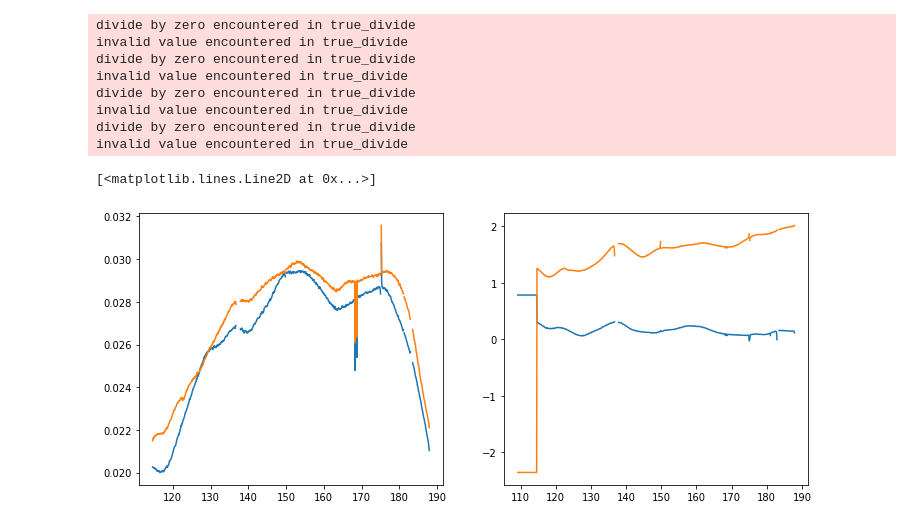
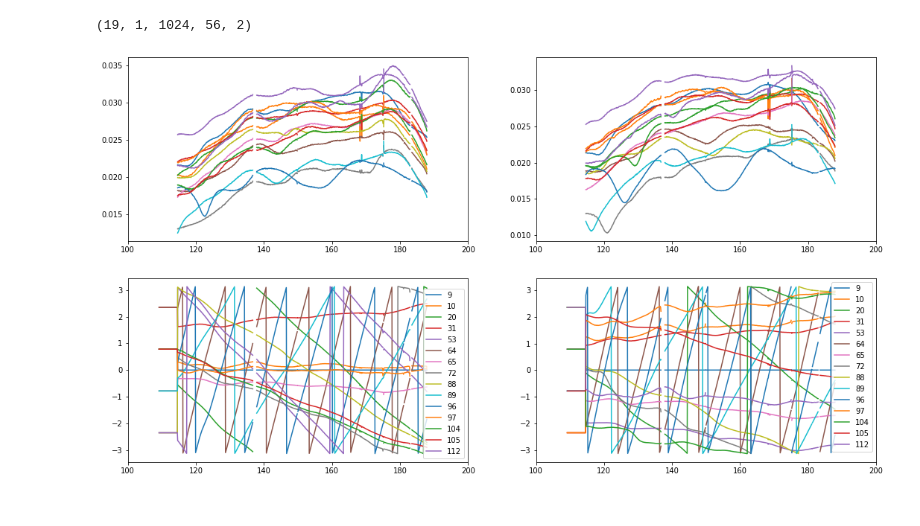
Before and after one commit to UPennEoR/plimpy, a Jupyter notebook: ModernizeHERA19/ApplyCalibration.ipynb, the cells around one changed output. Drawn from its saved outputs; the diff is of its cells as text; code cells hidden in the pictures.

```diff
--- a/ModernizeHERA19/ApplyCalibration.ipynb
+++ b/ModernizeHERA19/ApplyCalibration.ipynb
@@ -15,24 +18,48 @@ uvc = UVCal()
 # %%
 uvd.read(rawfile)
 uvc.read_calfits(calfits)
+# %%
+ants_actual = uvd.get_ants
+ants_good
+# %%
+uvc.gain_array.shape
+# %% [output]
+(19, 1, 1024, 56, 2)
 # %%
-plt.figure(figsize=(12,5))
-plt.subplot(1,2,1)
-plt.plot(uvc.freq_array.squeeze()/1e6,np.abs(uvc.gain_array[1,0,:,0,0]/~uvc.flag_array[1,0,:,0,0]))
-plt.plot(uvc.freq_array.squeeze()/1e6,np.abs(uvc.gain_array[1,0,:,0,1]/~uvc.flag_array[1,0,:,0,1]))
+plt.figure(figsize=(18,10))
+plt.subplot(2,2,1)
+for i in np.arange(uvd.Nants_data):
+    if uvc.flag_array[i,0,:,:,0].mean() != 1:
+        plt.plot(uvc.freq_array.squeeze()/1e6,np.abs(uvc.gain_array[i,0,:,0,0]/~uvc.flag_array[i,0,:,0,0]),
+                 label=ants_actual[i])
+    #plt.legend()
+plt.xlim([100,200])
+plt.subplot(2,2,2)
+for i in np.arange(uvd.Nants_data):
+    if uvc.flag_array[i,0,:,:,0].mean() != 1:
+        plt.plot(uvc.freq_array.squeeze()/1e6,np.abs(uvc.gain_array[i,0,:,0,1]/~uvc.flag_array[i,0,:,0,1]),
+                 label=ants_actual[i])
+    #plt.legend()
+plt.xlim([100,200])
+plt.subplot(2,2,3)
+for i in np.arange(uvd.Nants_data):
+    if uvc.flag_array[i,0,:,:,0].mean() != 1:
+        plt.plot(uvc.freq_array.squeeze()/1e6,np.angle(uvc.gain_array[i,0,:,0,0]/~uvc.flag_array[i,0,:,0,0]),
+                 label=ants_actual[i])
+    plt.legend()
+plt.xlim([100,200])
+plt.subplot(2,2,4)
+for i in np.arange(uvd.Nants_data):
+    if uvc.flag_array[i,0,:,:,0].mean() != 1:
+        plt.plot(uvc.freq_array.squeeze()/1e6,np.angle(uvc.gain_array[i,0,:,0,1]/~uvc.flag_array[i,0,:,0,1]),
+                 label=ants_actual[i])
+    plt.legend()
+plt.xlim([100,200])
+
+plt.show()
+#plt.subplot(1,2,2)
+#plt.plot(uvc.freq_array.squeeze()/1e6,np.angle(uvc.gain_array[1,0,:,0,0]/~uvc.flag_array[1,0,:,0,0]))
+#plt.plot(uvc.freq_array.squeeze()/1e6,np.angle(uvc.gain_array[1,0,:,0,1]/~uvc.flag_array[1,0,:,0,1]))
 #plt.xlim([115,185])
-plt.subplot(1,2,2)
-plt.plot(uvc.freq_array.squeeze()/1e6,np.angle(uvc.gain_array[1,0,:,0,0]/~uvc.flag_array[1,0,:,0,0]))
-plt.plot(uvc.freq_array.squeeze()/1e6,np.angle(uvc.gain_array[1,0,:,0,1]/~uvc.flag_array[1,0,:,0,1]))
-#plt.xlim([115,185])
 # %% [output]
-divide by zero encountered in true_divide
-invalid value encountered in true_divide
-divide by zero encountered in true_divide
-invalid value encountered in true_divide
-divide by zero encountered in true_divide
-invalid value encountered in true_divide
-divide by zero encountered in true_divide
-invalid value encountered in true_divide
-[<matplotlib.lines.Line2D at 0x...>]
-[figure, old version]
+[figure, new version]
```
Also changed, not shown: parts of 16 cells of this notebook.
